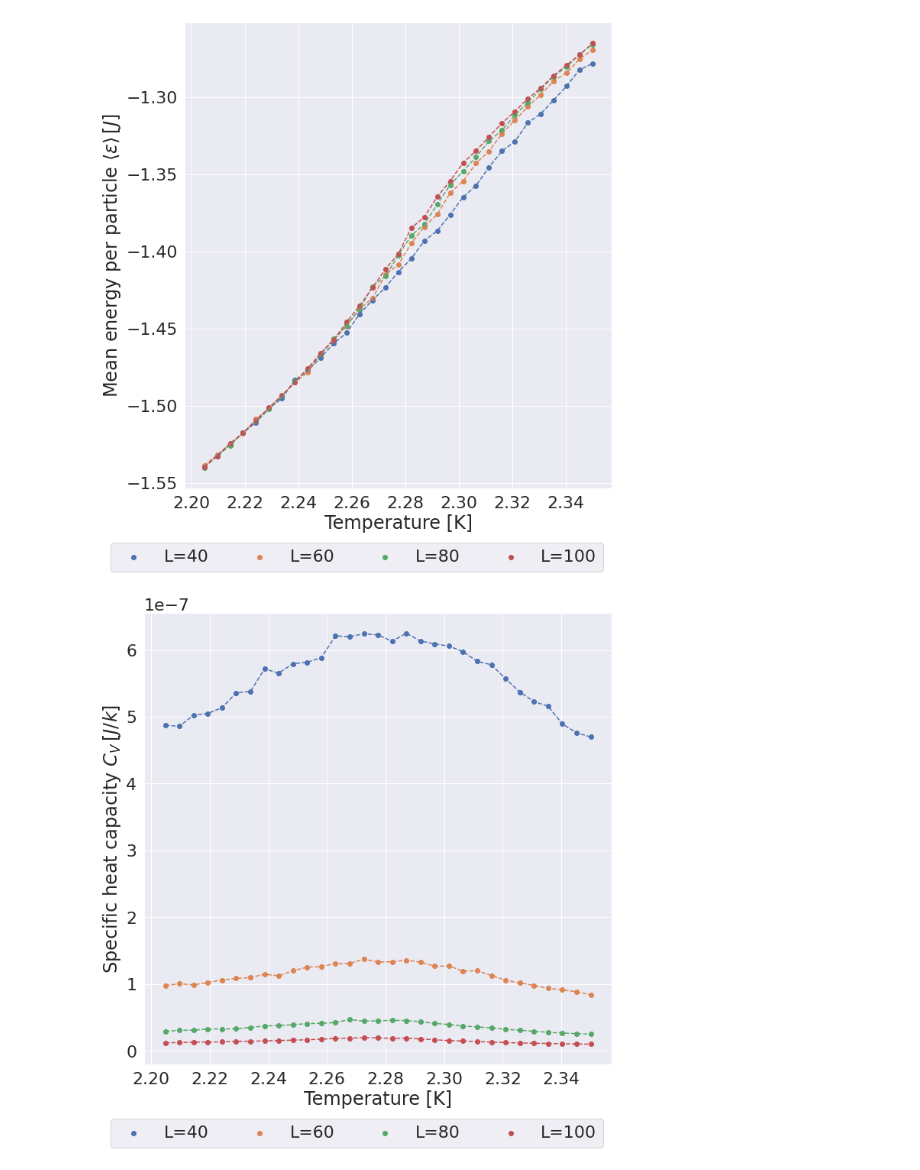
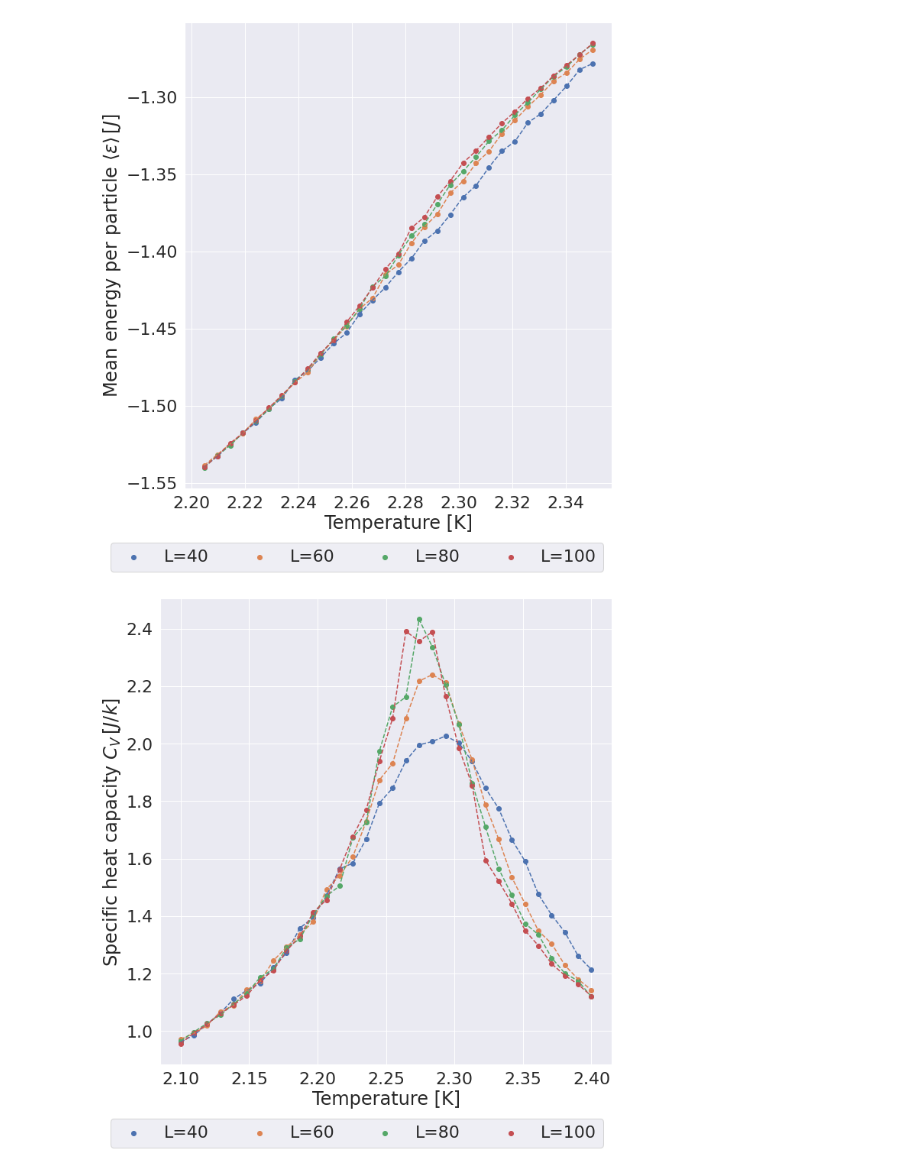
Before and after one commit to augude/fys3150, a Jupyter notebook: Project4/plotting/problem8.ipynb, the cells around one changed output. Saved outputs shown, nothing was run; the diff lists cells and outputs as text; code cells hidden in the pictures.

Commit message:
Added plots

```diff
--- a/Project4/plotting/problem8.ipynb
+++ b/Project4/plotting/problem8.ipynb
@@ -36,16 +9 @@ def extract_data(files):
-# %%
-def scatter_plot(xs, ys, xlabel, ylabel, labels, savefig=False, filename='plot.png'):
-    fig, axs = plt.subplots(1, 1, figsize = (10, 10))
-    for index, x in enumerate(xs):
-        axs.plot(x, ys[index], linestyle='--')
-        axs.scatter(x, ys[index], label=labels[index])
-
-    axs.set_ylabel(ylabel)
-    axs.set_xlabel(xlabel)
-    lgd = fig.legend(loc = 'lower center', ncol = len(xs), fancybox = True,
-                bbox_to_anchor = (0.5, -0.05))
-    fig.tight_layout()
-    plt.show()
-    if savefig:
-        plt.savefig(filename)
 # %%
@@ -78,12 +36,12 @@ scatter_plot(temps, engs, xlabel, ylabel, labels)
 # %% [output]
 [figure]
 # %%
-heatcap = [d['C'] for d in data]
-temps = [d['T'] for d in data]
-labels = [f"L={int(d.L[0])}" for d in data]
+heatcap = [d['C'] for d in datafar]
+temps = [d['T'] for d in datafar]
+labels = [f"L={int(d.L[0])}" for d in datafar]
 xlabel = r'Temperature [K]'
 ylabel = r'Specific heat capacity $C_V\, [J/k]$'
-scatter_plot(temps, heatcap, xlabel, ylabel, labels)
+scatter_plot(temps, heatcap, xlabel, ylabel, labels, savefig=True, filename='phase_cv.pdf')
 # %% [output]
-[figure, old version]
+[figure, new version]
 # %%
```
Also changed, not shown: parts of 8 cells of this notebook, 10 other files.
